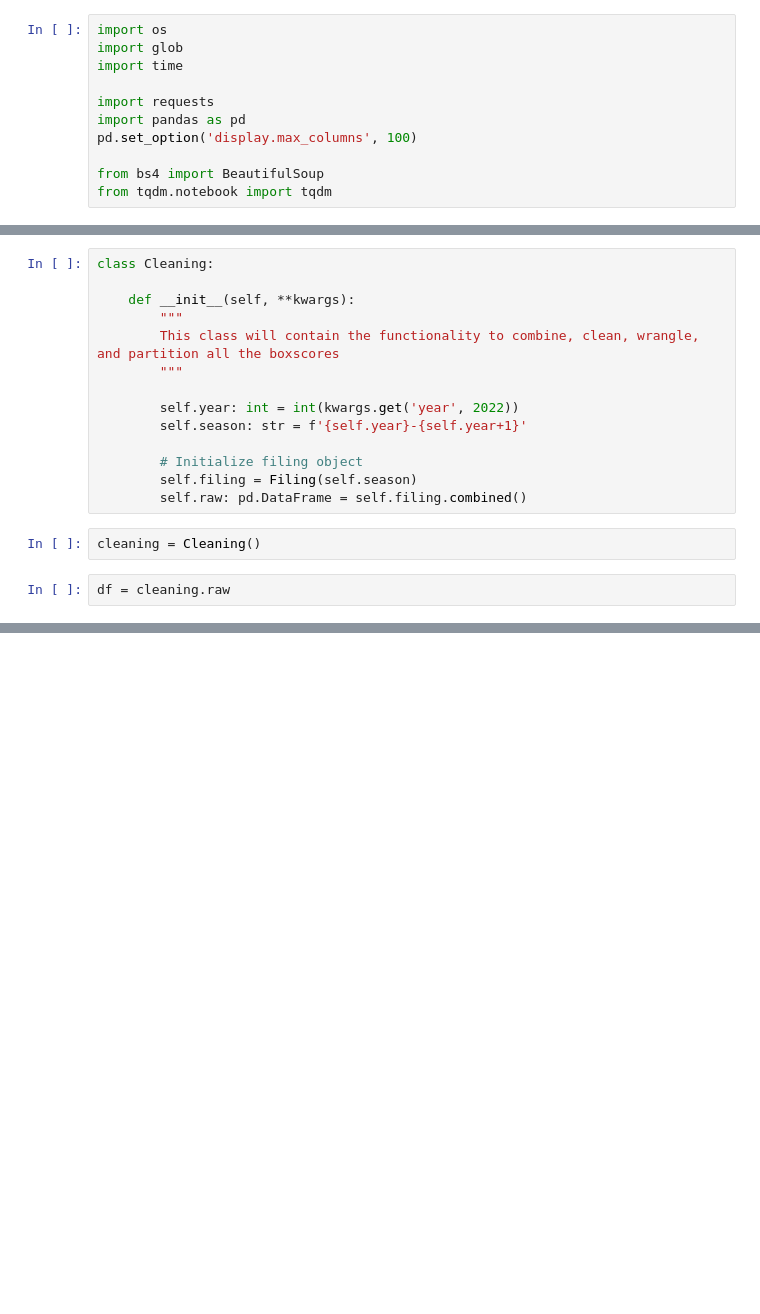
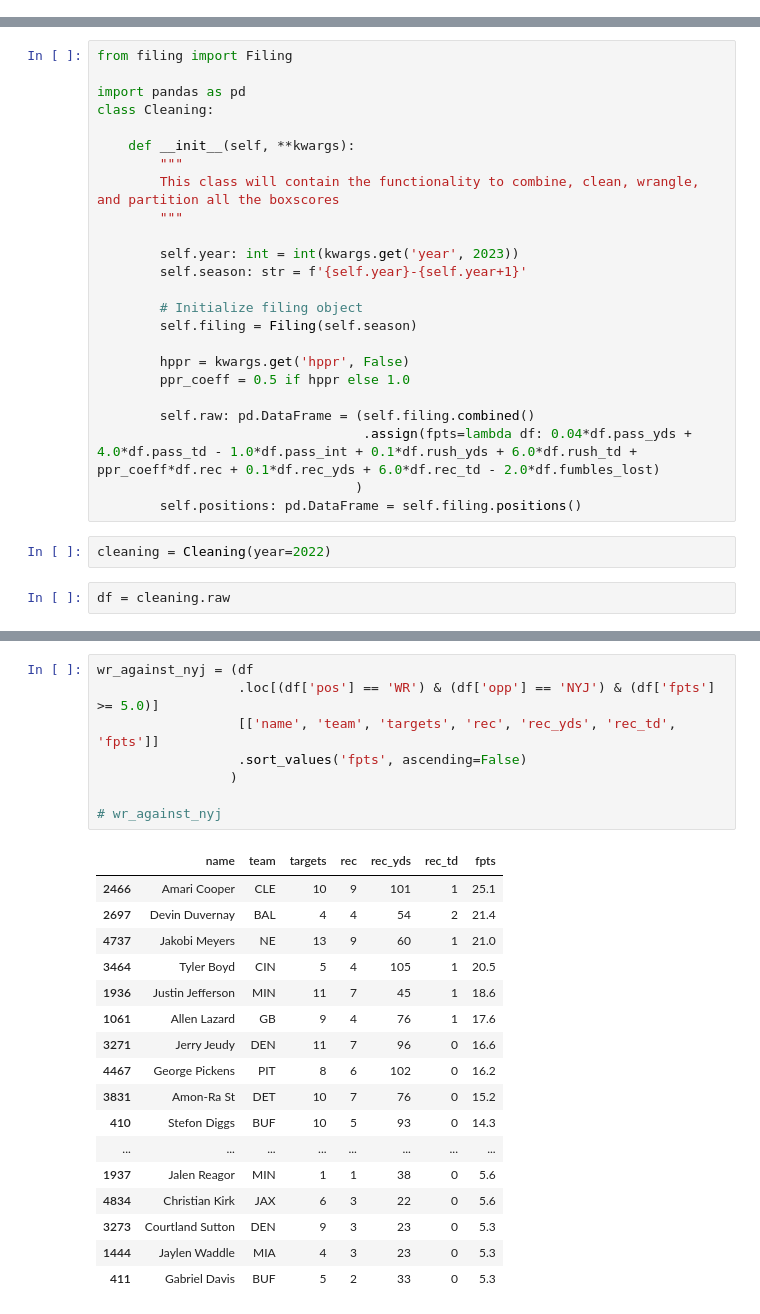
Before and after one commit to jackdegen/nfl-boxscores, a Jupyter notebook: src/interactive.ipynb, the cells around one changed output, grey strips where cells are left out. Saved outputs shown, nothing was run; the diff lists cells and outputs as text; blank space fills up the shorter version.

```diff
--- a/src/interactive.ipynb
+++ b/src/interactive.ipynb
@@ -1,11 +0,0 @@
-# %%
-import os
-import glob
-import time
-
-import requests
-import pandas as pd
-pd.set_option('display.max_columns', 100)
-
-from bs4 import BeautifulSoup
-from tqdm.notebook import tqdm
@@ -159,4 +7,7 @@ scraper.get_season_boxscores()
 # %%
+from filing import Filing
+
+import pandas as pd
 class Cleaning:
 
     def __init__(self, **kwargs):
@@ -164,13 +15,20 @@ class Cleaning:
         This class will contain the functionality to combine, clean, wrangle, and partition all the boxscores
         """
 
-        self.year: int = int(kwargs.get('year', 2022))
+        self.year: int = int(kwargs.get('year', 2023))
         self.season: str = f'{self.year}-{self.year+1}'
 
         # Initialize filing object
         self.filing = Filing(self.season)
-        self.raw: pd.DataFrame = self.filing.combined()
+
+        hppr = kwargs.get('hppr', False)
+        ppr_coeff = 0.5 if hppr else 1.0
+
+        self.raw: pd.DataFrame = (self.filing.combined()
+                                  .assign(fpts=lambda df: 0.04*df.pass_yds + 4.0*df.pass_td - 1.0*df.pass_int + 0.1*df.rush_yds + 6.0*df.rush_td + ppr_coeff*df.rec + 0.1*df.rec_yds + 6.0*df.rec_td - 2.0*df.fumbles_lost)
+                                 )
+        self.positions: pd.DataFrame = self.filing.positions()
 # %%
-cleaning = Cleaning()
+cleaning = Cleaning(year=2022)
 # %%
 df = cleaning.raw
@@ -176,0 +63,26 @@ df = cleaning.raw
+# %%
+wr_against_nyj = (df
+                  .loc[(df['pos'] == 'WR') & (df['opp'] == 'NYJ') & (df['fpts'] >= 5.0)]
+                  [['name', 'team', 'targets', 'rec', 'rec_yds', 'rec_td', 'fpts']]
+                  .sort_values('fpts', ascending=False)
+                 )
+
+# wr_against_nyj
+# %% [output]
+|  | name | team | targets | rec | rec_yds | rec_td | fpts |
+| 2466 | Amari Cooper | CLE | 10 | 9 | 101 | 1 | 25.1 |
+| 2697 | Devin Duvernay | BAL | 4 | 4 | 54 | 2 | 21.4 |
+| 4737 | Jakobi Meyers | NE | 13 | 9 | 60 | 1 | 21.0 |
+| 3464 | Tyler Boyd | CIN | 5 | 4 | 105 | 1 | 20.5 |
+| 1936 | Justin Jefferson | MIN | 11 | 7 | 45 | 1 | 18.6 |
+| 1061 | Allen Lazard | GB | 9 | 4 | 76 | 1 | 17.6 |
+| 3271 | Jerry Jeudy | DEN | 11 | 7 | 96 | 0 | 16.6 |
+| 4467 | George Pickens | PIT | 8 | 6 | 102 | 0 | 16.2 |
+| 3831 | Amon-Ra St | DET | 10 | 7 | 76 | 0 | 15.2 |
+| 410 | Stefon Diggs | BUF | 10 | 5 | 93 | 0 | 14.3 |
+| ... | ... | ... | ... | ... | ... | ... | ... |
+| 1937 | Jalen Reagor | MIN | 1 | 1 | 38 | 0 | 5.6 |
+| 4834 | Christian Kirk | JAX | 6 | 3 | 22 | 0 | 5.6 |
+| 3273 | Courtland Sutton | DEN | 9 | 3 | 23 | 0 | 5.3 |
+| 1444 | Jaylen Waddle | MIA | 4 | 3 | 23 | 0 | 5.3 |
+| 411 | Gabriel Davis | BUF | 5 | 2 | 33 | 0 | 5.3 |
```
Also changed, not shown: parts of 34 cells of this notebook, 7 other files.
